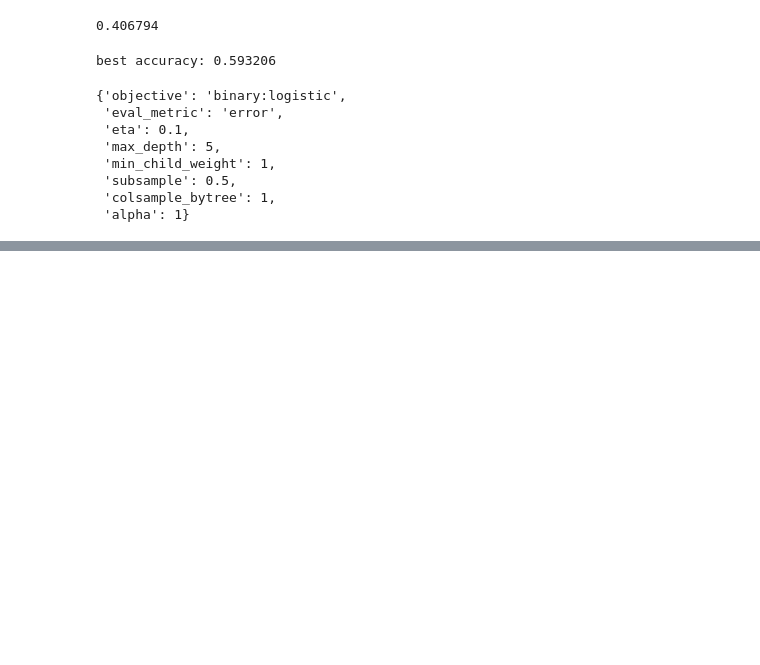
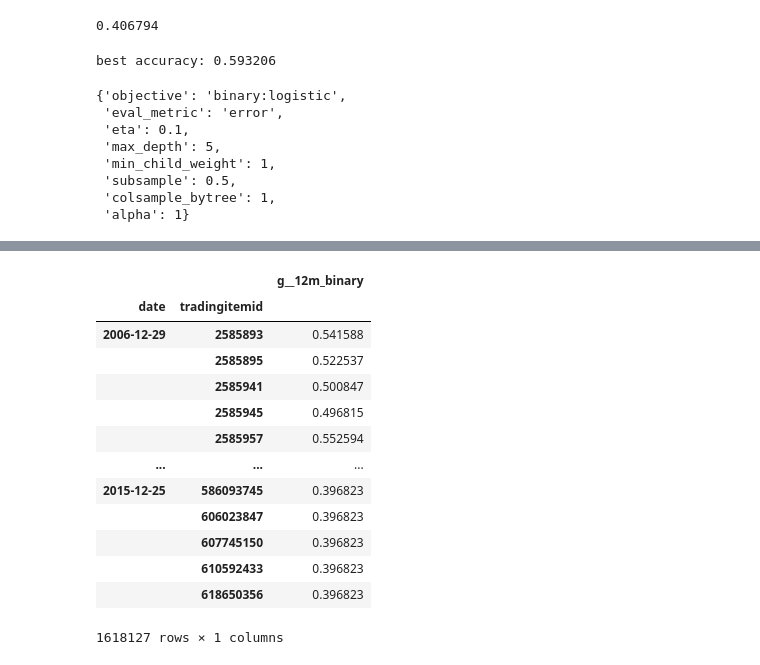
Before and after one commit to shereshevskiy/meson_insider, a Jupyter notebook: _jupyter_notebooks/06-01_gridSearch-xgboost_full.ipynb, the cells around one changed output, grey strips where cells are left out. Cells and saved outputs as stored; diff of their text form; code cells hidden in the pictures; blank space fills up the shorter version.

```diff
--- a/_jupyter_notebooks/06-01_gridSearch-xgboost_full.ipynb
+++ b/_jupyter_notebooks/06-01_gridSearch-xgboost_full.ipynb
@@ -29,6 +29,8 @@ example_predictions_name = "example_predictions.pkl"
 test_features_name = "test_features.pkl"
 train_features_name = "train_features.pkl"
 train_outcomes_name = "train_outcomes.pkl"
+# %%
+example_predictions = pd.read_pickle(data_path / example_predictions_name)
 # %%
 test_features = pd.read_pickle(data_path / test_features_name)
 train_features = pd.read_pickle(data_path / train_features_name)
@@ -150,0 +286,17 @@ best_params
+# %%
+example_predictions
+# %% [output]
+|  |  | g__12m_binary |
+| date | tradingitemid |  |
+| 2006-12-29 | 2585893 | 0.541588 |
+|  | 2585895 | 0.522537 |
+|  | 2585941 | 0.500847 |
+|  | 2585945 | 0.496815 |
+|  | 2585957 | 0.552594 |
+| ... | ... | ... |
+| 2015-12-25 | 586093745 | 0.396823 |
+|  | 606023847 | 0.396823 |
+|  | 607745150 | 0.396823 |
+|  | 610592433 | 0.396823 |
+|  | 618650356 | 0.396823 |
+1618127 rows × 1 columns
```
Also changed, not shown: parts of 24 cells of this notebook, 2 other files.
